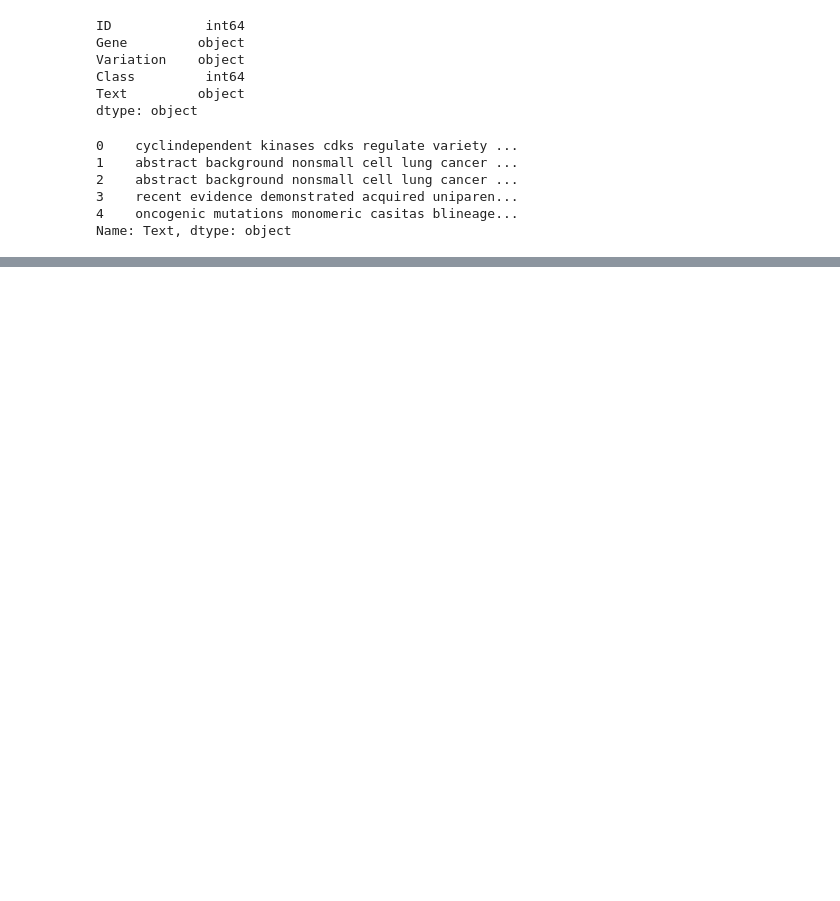
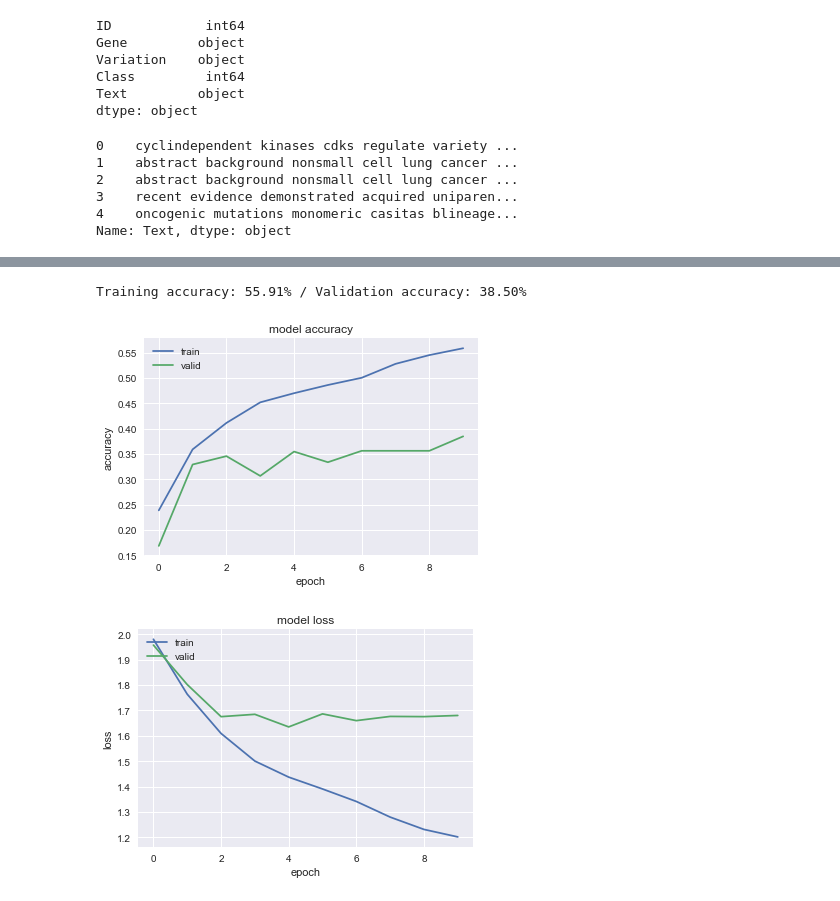
Before and after one commit to gita-vahdatinia/CancerAI, a Jupyter notebook: dataprocessing.ipynb, the cells around one changed output, grey strips where cells are left out. Drawn from its saved outputs; the diff is of its cells as text; code cells hidden in the pictures; blank space fills up the shorter version.

```diff
--- a/dataprocessing.ipynb
+++ b/dataprocessing.ipynb
@@ -326,0 +451,21 @@ TaggedDocument(words=['cyclindependent', 'kinases', 'cdks', 'regulate', 'variety
+# %%
+from keras.models import Sequential
+from keras.layers import Dense, Dropout, LSTM, Embedding, Input, RepeatVector
+from keras.optimizers import SGD
+#sgd gradient descent
+
+def baseline_model():
+    model = Sequential()
+    model.add(Dense(256, input_dim=Text_INPUT_DIM+Gene_INPUT_DIM*2, init='normal', activation='relu'))
+    model.add(Dropout(0.3))
+    model.add(Dense(256, init='normal', activation='relu'))
+    model.add(Dropout(0.5))
+    model.add(Dense(80, init='normal', activation='relu'))
+    model.add(Dense(9, init='normal', activation="softmax"))
+
+    sgd = SGD(lr=0.01, decay=1e-6, momentum=0.9, nesterov=True)
+    model.compile(loss='categorical_crossentropy', optimizer=sgd, metrics=['accuracy'])
+    return model
+# %%
+model = baseline_model()
+model.summary()
@@ -326,0 +492,3 @@ TaggedDocument(words=['cyclindependent', 'kinases', 'cdks', 'regulate', 'variety
+# %%
+estimator=model.fit(train_set, encoded_y, validation_split=0.2, epochs=10, batch_size=64)
+#20% for validation data for validation split
@@ -326,0 +513,27 @@ TaggedDocument(words=['cyclindependent', 'kinases', 'cdks', 'regulate', 'variety
+# %%
+print("Training accuracy: %.2f%% / Validation accuracy: %.2f%%" % (100*estimator.history['acc'][-1], 100*estimator.history['val_acc'][-1]))
+# %% [output]
+Training accuracy: 55.91% / Validation accuracy: 38.50%
+# %%
+import matplotlib.pyplot as plt
+
+# summarize history for accuracy
+plt.plot(estimator.history['acc'])
+plt.plot(estimator.history['val_acc'])
+plt.title('model accuracy')
+plt.ylabel('accuracy')
+plt.xlabel('epoch')
+plt.legend(['train', 'valid'], loc='upper left')
+plt.show()
+
+# summarize history for loss
+plt.plot(estimator.history['loss'])
+plt.plot(estimator.history['val_loss'])
+plt.title('model loss')
+plt.ylabel('loss')
+plt.xlabel('epoch')
+plt.legend(['train', 'valid'], loc='upper left')
+plt.show()
+# %% [output]
+[figure, added]
+[figure, added]
```
Also changed, not shown: parts of 23 cells of this notebook, 2 other files.
